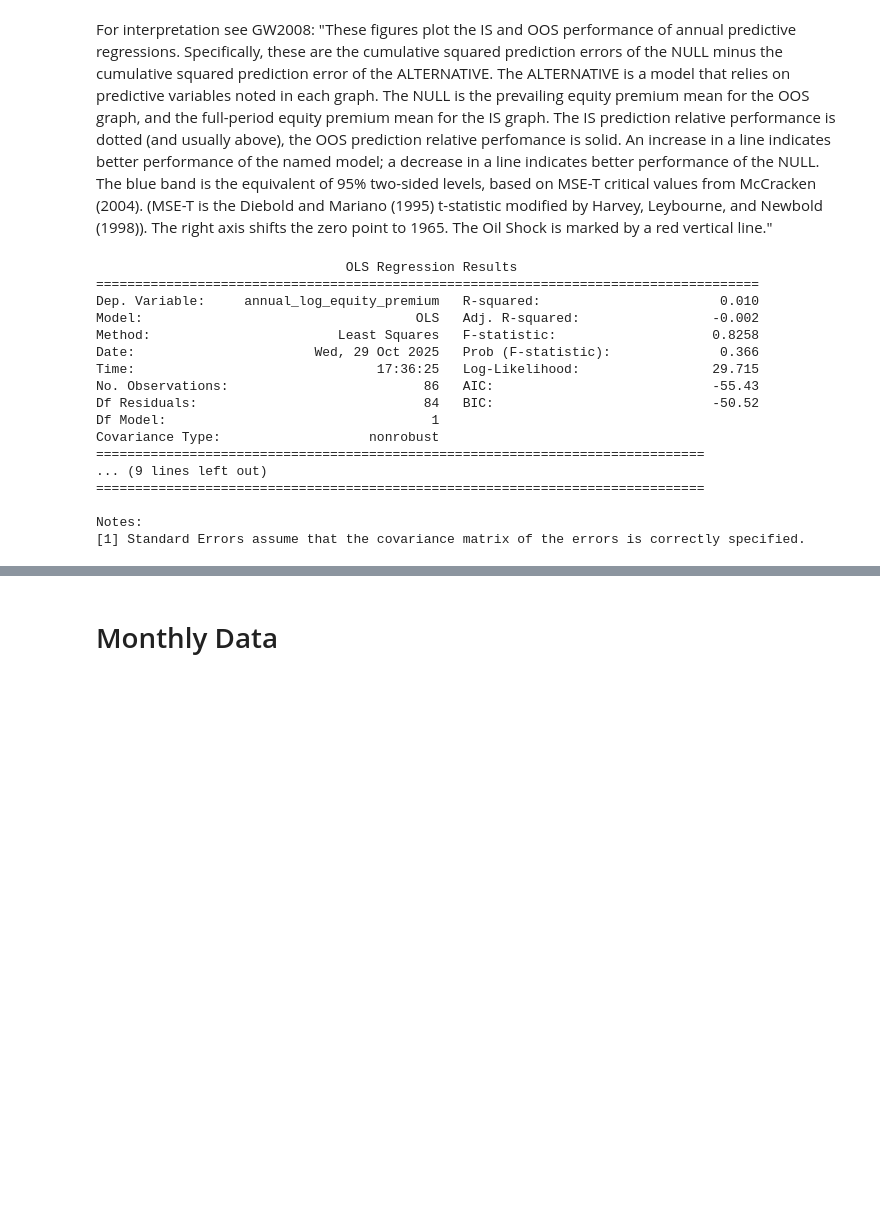
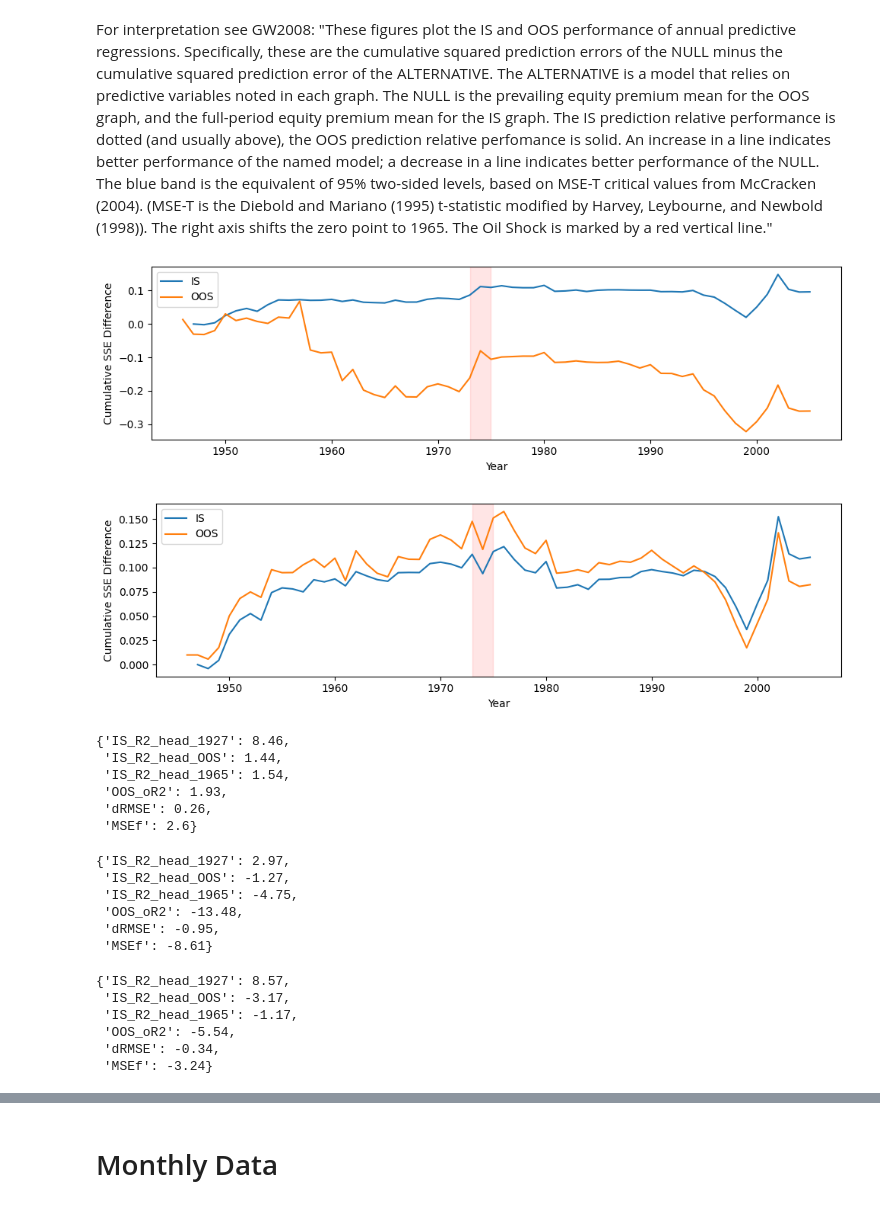
Before and after one commit to juliusd01/Deep_Learning, a Jupyter notebook: Research/Forecasting_Stocks/Sign_Forecasting/Goyal_Welch/Goyal_welch_replication.ipynb, the cells around one changed output, grey strips where cells are left out. Drawn from its saved outputs; the diff is of its cells as text; code cells hidden in the pictures; blank space fills up the shorter version.

```diff
--- a/Research/Forecasting_Stocks/Sign_Forecasting/Goyal_Welch/Goyal_welch_replication.ipynb
+++ b/Research/Forecasting_Stocks/Sign_Forecasting/Goyal_Welch/Goyal_welch_replication.ipynb
@@ -94,21 +167,38 @@ def linear_regression(X_in, y_in, start, end):
-# %%
-accrul = linear_regression(annual[['house']], annual['annual_log_equity_premium'], '1936', '2021')
-print(accrul.summary())
-# %% [output]
-                                OLS Regression Results
-=====================================================================================
-Dep. Variable:     annual_log_equity_premium   R-squared:                       0.010
-Model:                                   OLS   Adj. R-squared:                 -0.002
-Method:                        Least Squares   F-statistic:                    0.8258
-Date:                       Wed, 29 Oct 2025   Prob (F-statistic):              0.366
-Time:                               17:36:25   Log-Likelihood:                 29.715
-No. Observations:                         86   AIC:                            -55.43
-Df Residuals:                             84   BIC:                            -50.52
-Df Model:                                  1
-Covariance Type:                   nonrobust
-==============================================================================
-... (9 lines left out)
-==============================================================================
-
-Notes:
-[1] Standard Errors assume that the covariance matrix of the errors is correctly specified.
+# %%
+dy = help_get_stat(data_annual, indep='dy', dep='equity_premium', start=1925, end=2005, plot='yes')
+# %% [output]
+[figure, added]
+# %%
+ep = help_get_stat(data_annual, indep='ep', dep='equity_premium', start=1925, end=2005, plot='yes')
+# %% [output]
+[figure, added]
+# %%
+eqis = help_get_stat(data_annual, indep='eqis', dep='equity_premium', start=1927, end=2005)
+eqis
+# %% [output]
+{'IS_R2_head_1927': 8.46,
+ 'IS_R2_head_OOS': 1.44,
+ 'IS_R2_head_1965': 1.54,
+ 'OOS_oR2': 1.93,
+ 'dRMSE': 0.26,
+ 'MSEf': 2.6}
+# %%
+bm = help_get_stat(data_annual, indep='b/m', dep='equity_premium', start=1927, end=2005)
+bm
+# %% [output]
+{'IS_R2_head_1927': 2.97,
+ 'IS_R2_head_OOS': -1.27,
+ 'IS_R2_head_1965': -4.75,
+ 'OOS_oR2': -13.48,
+ 'dRMSE': -0.95,
+ 'MSEf': -8.61}
+# %%
+ntis = help_get_stat(data_annual, indep='ntis', dep='equity_premium', start=1927, end=2005)
+ntis
+# %% [output]
+{'IS_R2_head_1927': 8.57,
+ 'IS_R2_head_OOS': -3.17,
+ 'IS_R2_head_1965': -1.17,
+ 'OOS_oR2': -5.54,
+ 'dRMSE': -0.34,
+ 'MSEf': -3.24}
```
Also changed, not shown: parts of 27 cells of this notebook, 5 other files.
